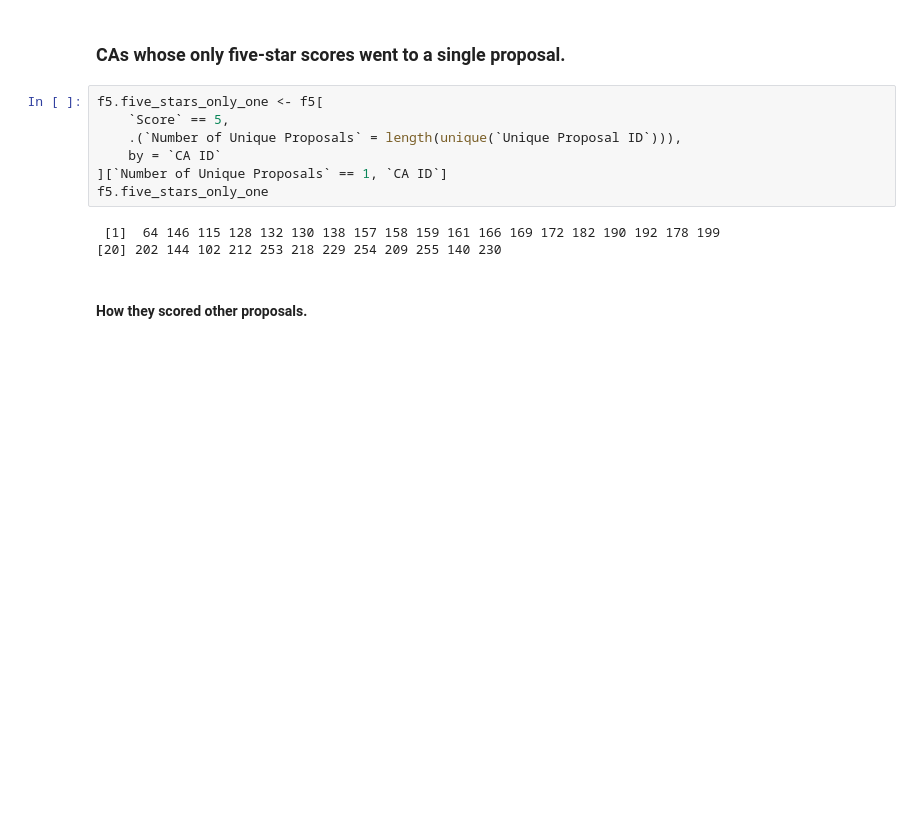
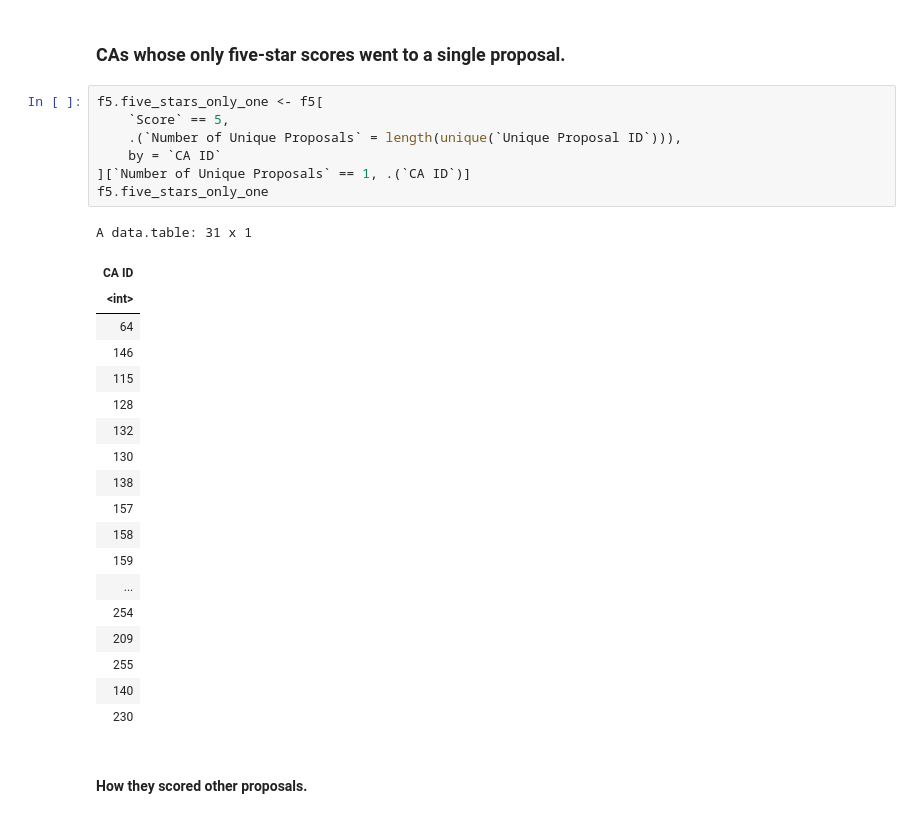
Before and after one commit to bwbush/catalyst-assessment-analyses, a Jupyter notebook: f5-exploratory-analysis.ipynb, the cells around one changed output. Cells and saved outputs as stored; diff of their text form; blank space fills up the shorter version.

```diff
--- a/f5-exploratory-analysis.ipynb
+++ b/f5-exploratory-analysis.ipynb
@@ -105,13 +105,30 @@ ggplot(f5.assessments_by_ca, aes(x = `Number of Assessments`,fill = `Number of C
 # %%
 f5.five_stars_only_one <- f5[
     `Score` == 5,
     .(`Number of Unique Proposals` = length(unique(`Unique Proposal ID`))),
     by = `CA ID`
-][`Number of Unique Proposals` == 1, `CA ID`]
+][`Number of Unique Proposals` == 1, .(`CA ID`)]
 f5.five_stars_only_one
 # %% [output]
- [1]  64 146 115 128 132 130 138 157 158 159 161 166 169 172 182 190 192 178 199
-[20] 202 144 102 212 253 218 229 254 209 255 140 230
+A data.table: 31 x 1
+| CA ID |
+| <int> |
+| 64 |
+| 146 |
+| 115 |
+| 128 |
+| 132 |
+| 130 |
+| 138 |
+| 157 |
+| 158 |
+| 159 |
+| ... |
+| 254 |
+| 209 |
+| 255 |
+| 140 |
+| 230 |
 # %% [markdown]
 #### How they scored other proposals.
 # %%
```
Also changed, not shown: parts of 2 cells of this notebook.
